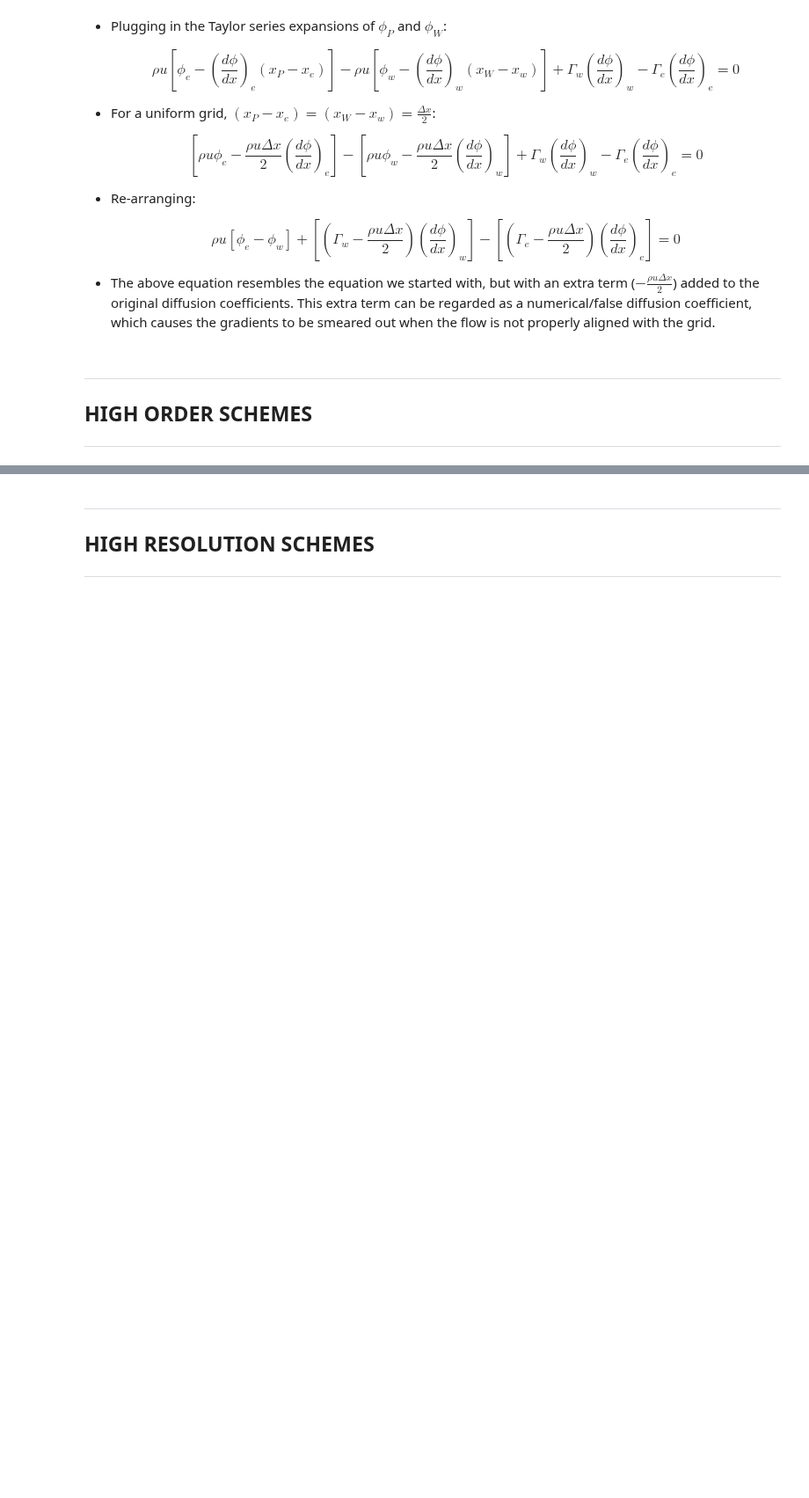
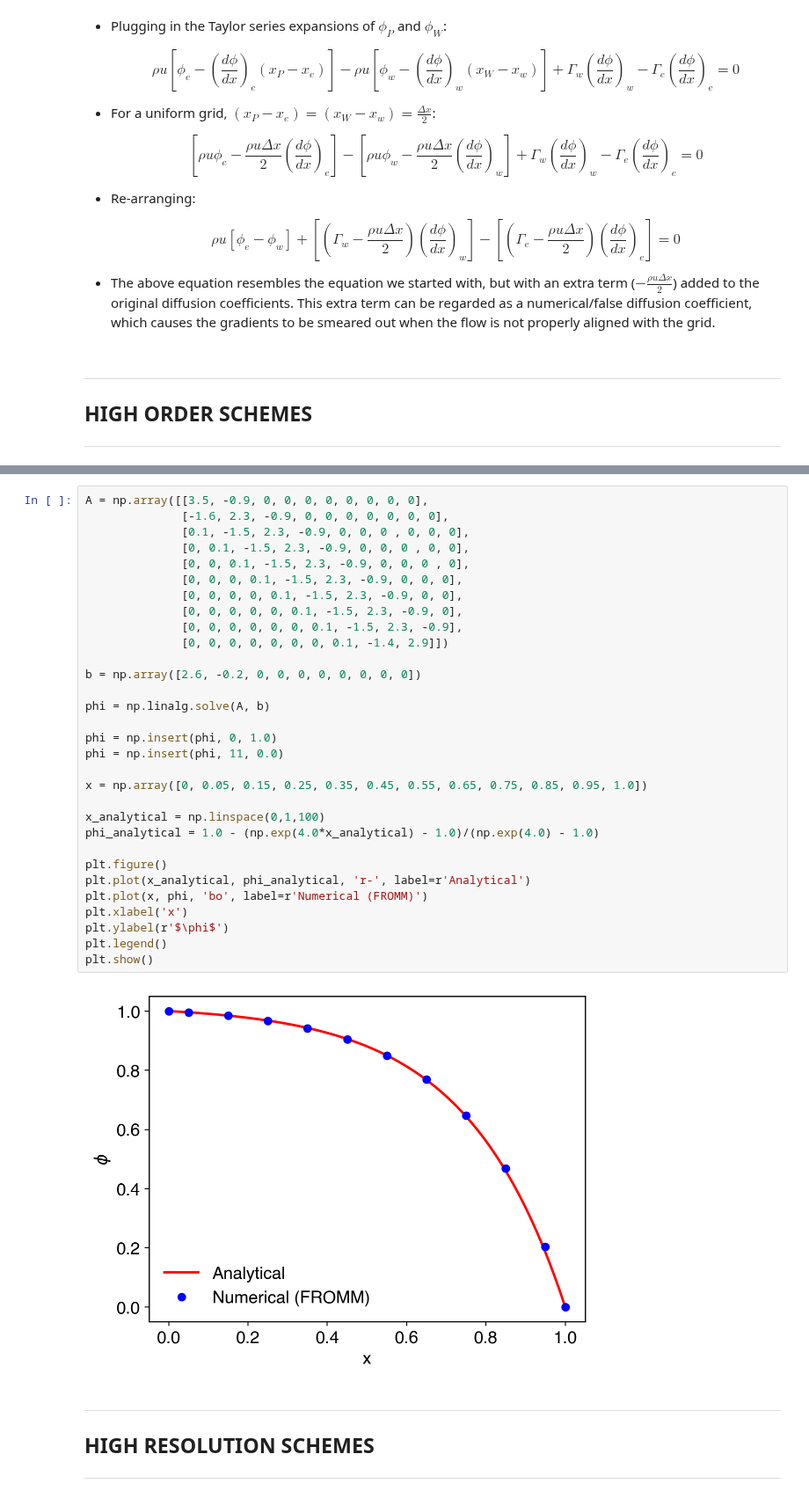
Before and after one commit to mach-8/notes-cfd, a Jupyter notebook: advection-diffusion-schemes.ipynb, the cells around one changed output, grey strips where cells are left out. Shown at 88% size. Drawn from its saved outputs; the diff is of its cells as text; blank space fills up the shorter version.

```diff
--- a/advection-diffusion-schemes.ipynb
+++ b/advection-diffusion-schemes.ipynb
@@ -711,3 +917,36 @@ plt.show()
+# %%
+A = np.array([[3.5, -0.9, 0, 0, 0, 0, 0, 0, 0, 0],
+              [-1.6, 2.3, -0.9, 0, 0, 0, 0, 0, 0, 0],
+              [0.1, -1.5, 2.3, -0.9, 0, 0, 0 , 0, 0, 0],
+              [0, 0.1, -1.5, 2.3, -0.9, 0, 0, 0 , 0, 0],
+              [0, 0, 0.1, -1.5, 2.3, -0.9, 0, 0, 0 , 0],
+              [0, 0, 0, 0.1, -1.5, 2.3, -0.9, 0, 0, 0],
+              [0, 0, 0, 0, 0.1, -1.5, 2.3, -0.9, 0, 0],
+              [0, 0, 0, 0, 0, 0.1, -1.5, 2.3, -0.9, 0],
+              [0, 0, 0, 0, 0, 0, 0.1, -1.5, 2.3, -0.9],
+              [0, 0, 0, 0, 0, 0, 0, 0.1, -1.4, 2.9]])
+
+b = np.array([2.6, -0.2, 0, 0, 0, 0, 0, 0, 0, 0])
+
+phi = np.linalg.solve(A, b)
+
+phi = np.insert(phi, 0, 1.0)
+phi = np.insert(phi, 11, 0.0)
+
+x = np.array([0, 0.05, 0.15, 0.25, 0.35, 0.45, 0.55, 0.65, 0.75, 0.85, 0.95, 1.0])
+
+x_analytical = np.linspace(0,1,100)
+phi_analytical = 1.0 - (np.exp(4.0*x_analytical) - 1.0)/(np.exp(4.0) - 1.0)
+
+plt.figure()
+plt.plot(x_analytical, phi_analytical, 'r-', label=r'Analytical')
+plt.plot(x, phi, 'bo', label=r'Numerical (FROMM)')
+plt.xlabel('x')
+plt.ylabel(r'$\phi$')
+plt.legend()
+plt.show()
+# %% [output]
+[figure, added]
 # %% [markdown]
 ***
 ## HIGH RESOLUTION SCHEMES
```
Also changed, not shown: parts of 6 cells of this notebook.
